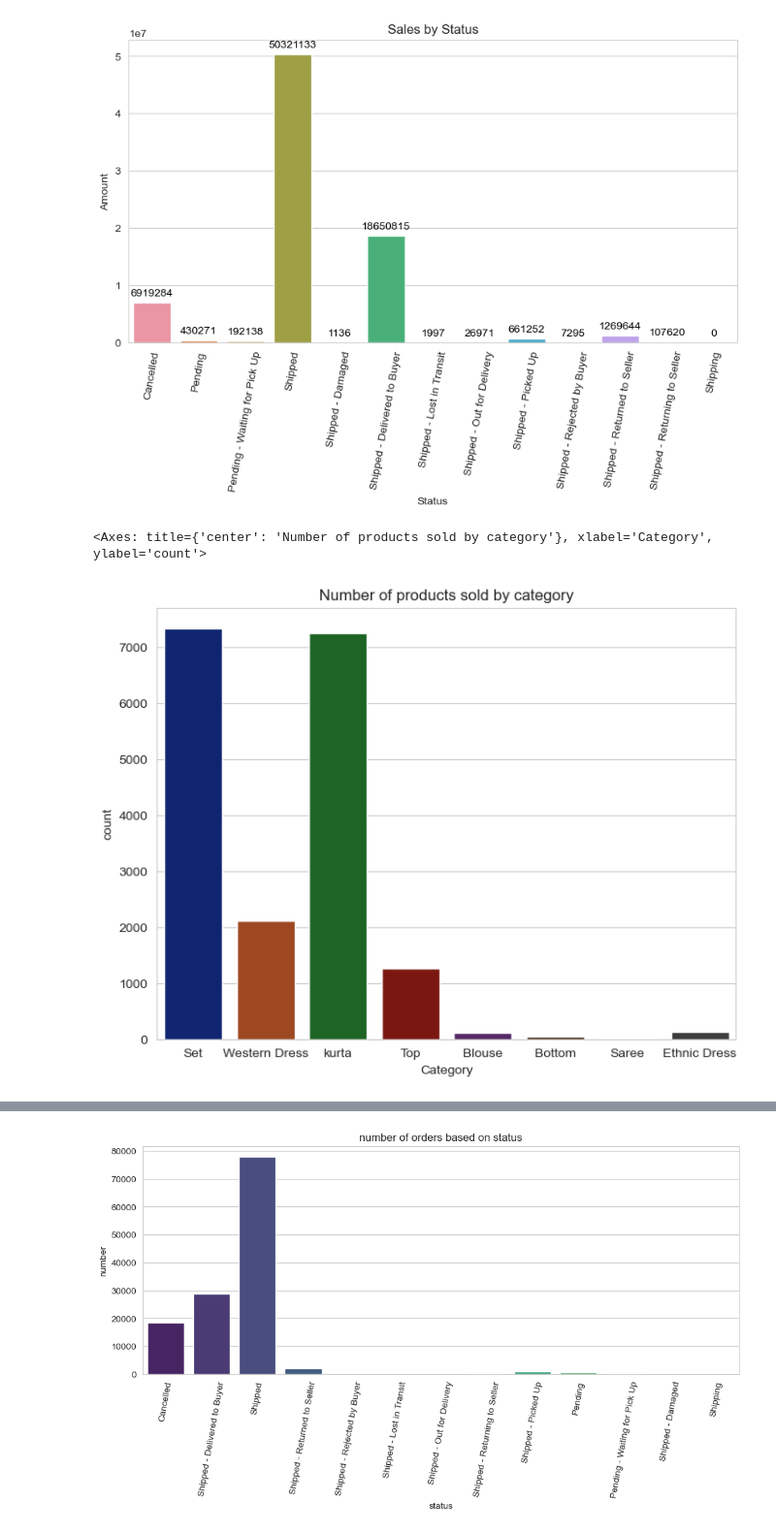
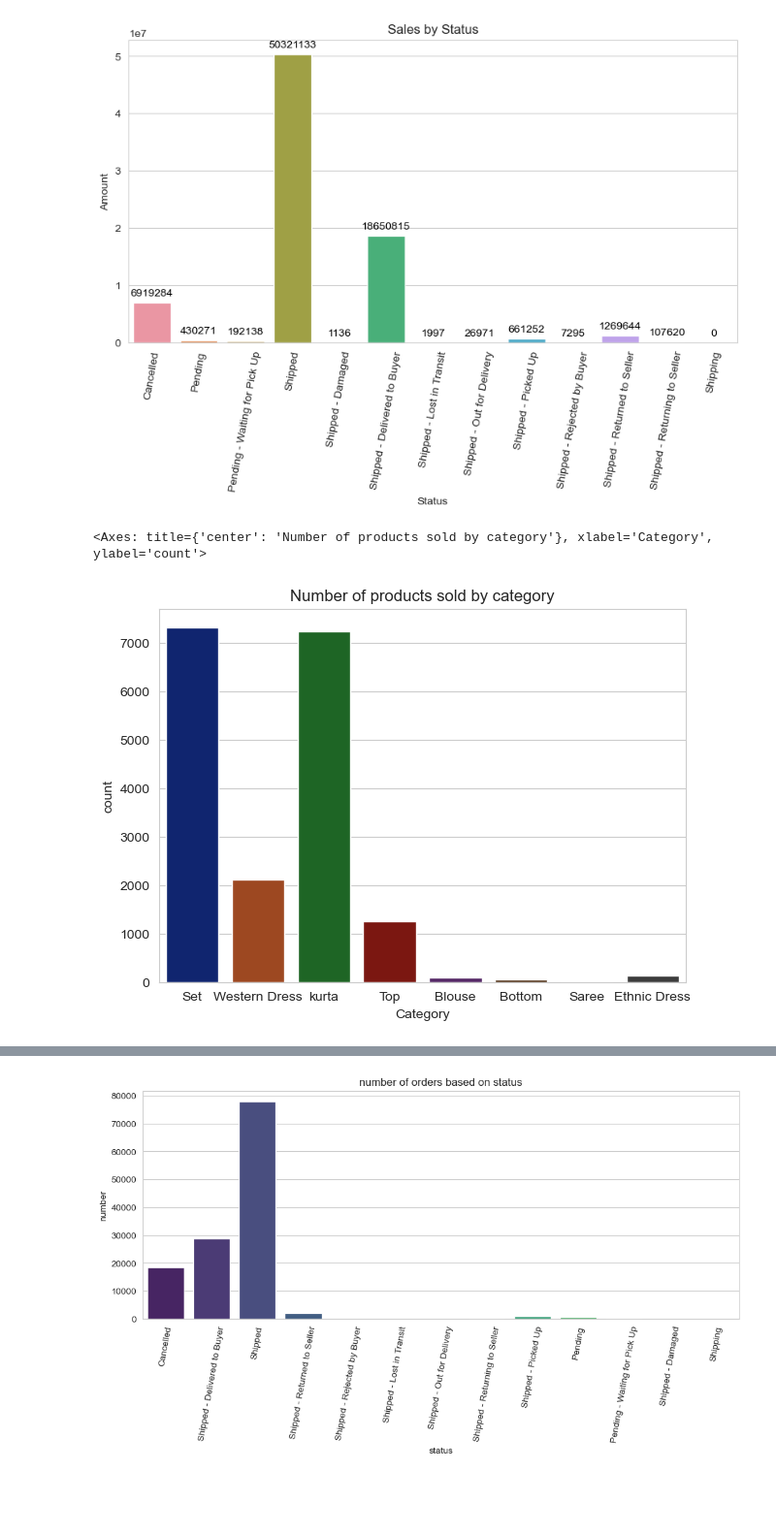
Before and after one commit to miladhe22/Amazon_Sales_Analysis, a Jupyter notebook: Amazon_Sales.ipynb, the cells around one changed output, grey strips where cells are left out. Shown at 97% size. Cells and saved outputs as stored; diff of their text form; code cells hidden in the pictures; blank space fills up the shorter version.

```diff
--- a/Amazon_Sales.ipynb
+++ b/Amazon_Sales.ipynb
@@ -113,12 +113,12 @@ plt.show()
 [figure]
 # %%
 # Number of products sold by category
-plt.figure(figsize=(8,6))
+plt.figure(figsize=(7,5))
 cancelled = Amazon_Sales[Amazon_Sales["Status"] == "Cancelled"]
 plt.title('Number of products sold by category')
 sns.countplot(data = cancelled , x = "Category" , palette="dark")
 # %% [output]
 <Axes: title={'center': 'Number of products sold by category'}, xlabel='Category', ylabel='count'>
-[figure, old version]
+[figure, new version]
 # %%
 # number of orders based on shipping city
```
Also changed, not shown: parts of 2 cells of this notebook.
